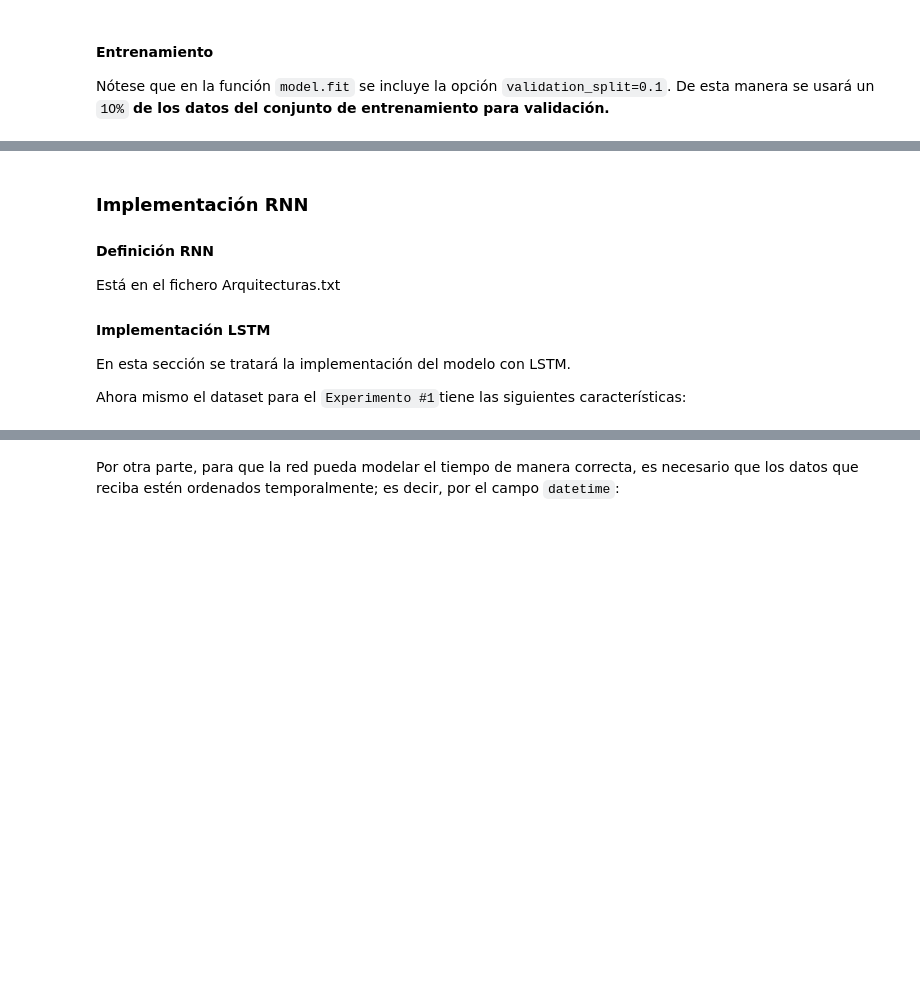
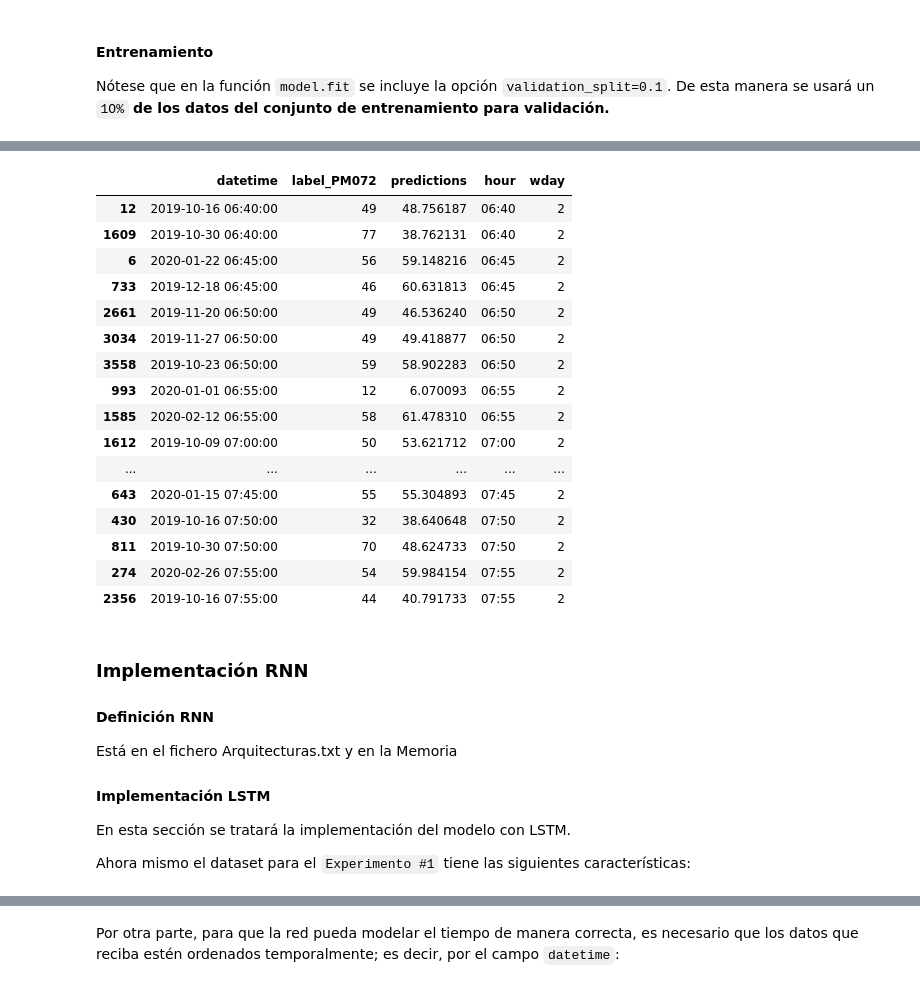
Before and after one commit to albertopmp/TFG, a Jupyter notebook: src/TrafficFlow.ipynb, the cells around one changed output, grey strips where cells are left out. Saved outputs shown, nothing was run; the diff lists cells and outputs as text; code cells hidden in the pictures; blank space fills up the shorter version.

```diff
--- a/src/TrafficFlow.ipynb
+++ b/src/TrafficFlow.ipynb
@@ -1042,15 +829,53 @@ graph_predictions(test_dates, test_labels, predictions, freq = 4)
+# %%
+# Como el conjunto de test es la parte final del conjunto general, los indices
+# empiezan en torno al 34 mil. Es mejor ponerlos a 0 para evitar problemas!
+test_dates.reset_index(inplace=True, drop=True)
+test_labels.reset_index(inplace=True, drop=True)
+
+# Concateno las fechas, los labels y las predicciones en el mismo df
+cc_df = pd.concat([test_dates, test_labels], axis=1)
+cc_df = pd.concat([cc_df, predictions], axis=1)
+
+# Obtengo solo la hora de cada fecha
+cc_df['hour'] = cc_df['datetime'].dt.strftime('%H:%M')
+
+# Obtengo el dia de la semana [0-Lunes, 6-Domingo]
+cc_df['wday'] = cc_df['datetime'].dt.weekday
+
+# Ordeno por 'wday' y luego por 'hour' -> No es necesario
+cc_df = cc_df.sort_values(by=['wday', 'hour'])
+
+cc_df.loc[ (cc_df['wday'] == 2) & (cc_df['hour'] > '06:35') & ((cc_df['hour'] < '08:05')) ]
+# %% [output]
+|  | datetime | label_PM072 | predictions | hour | wday |
+| 12 | 2019-10-16 06:40:00 | 49 | 48.756187 | 06:40 | 2 |
+| 1609 | 2019-10-30 06:40:00 | 77 | 38.762131 | 06:40 | 2 |
+| 6 | 2020-01-22 06:45:00 | 56 | 59.148216 | 06:45 | 2 |
+| 733 | 2019-12-18 06:45:00 | 46 | 60.631813 | 06:45 | 2 |
+| 2661 | 2019-11-20 06:50:00 | 49 | 46.536240 | 06:50 | 2 |
+| 3034 | 2019-11-27 06:50:00 | 49 | 49.418877 | 06:50 | 2 |
+| 3558 | 2019-10-23 06:50:00 | 59 | 58.902283 | 06:50 | 2 |
+| 993 | 2020-01-01 06:55:00 | 12 | 6.070093 | 06:55 | 2 |
+| 1585 | 2020-02-12 06:55:00 | 58 | 61.478310 | 06:55 | 2 |
+| 1612 | 2019-10-09 07:00:00 | 50 | 53.621712 | 07:00 | 2 |
+| ... | ... | ... | ... | ... | ... |
+| 643 | 2020-01-15 07:45:00 | 55 | 55.304893 | 07:45 | 2 |
+| 430 | 2019-10-16 07:50:00 | 32 | 38.640648 | 07:50 | 2 |
+| 811 | 2019-10-30 07:50:00 | 70 | 48.624733 | 07:50 | 2 |
+| 274 | 2020-02-26 07:55:00 | 54 | 59.984154 | 07:55 | 2 |
+| 2356 | 2019-10-16 07:55:00 | 44 | 40.791733 | 07:55 | 2 |
 # %% [markdown]
 ### Implementación RNN
 
 #### Definición RNN
 
-Está en el fichero Arquitecturas.txt
+Está en el fichero Arquitecturas.txt y en la Memoria
 
 #### Implementación LSTM
 
 En esta sección se tratará la implementación del modelo con LSTM.
 
-Ahora mismo el dataset para el `Experimento #1`tiene las siguientes características:
+Ahora mismo el dataset para el `Experimento #1` tiene las siguientes características:
 # %%
 df_1.sample()
 # %% [output]
```
Also changed, not shown: parts of 62 cells of this notebook.
